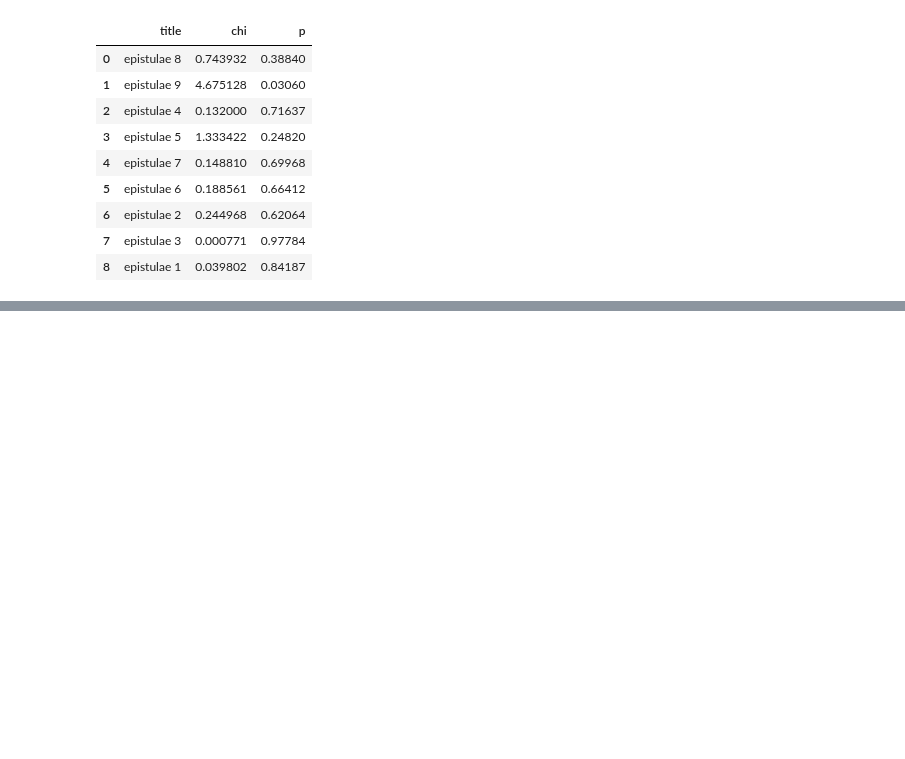
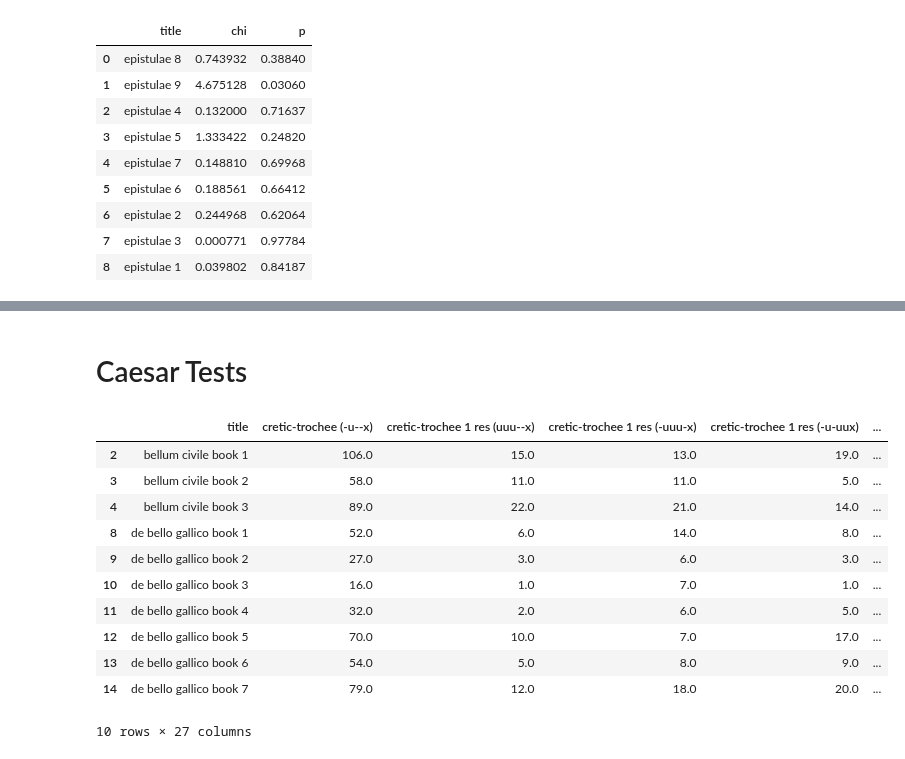
Before and after one commit to TylerKirby/latin-prose-rhythm, a Jupyter notebook: notebooks/chi_square.ipynb, the cells around one changed output, grey strips where cells are left out. Drawn from its saved outputs; the diff is of its cells as text; code cells hidden in the pictures; blank space fills up the shorter version.

Commit message:
added more caesar varro

```diff
--- a/notebooks/chi_square.ipynb
+++ b/notebooks/chi_square.ipynb
@@ -483,0 +564,44 @@ chi_square_corpus(rhythmic_unrhythmic_pliny_epist_df)
+# %% [markdown]
+Caesar Tests
+===
+# %%
+caesar = pd.read_csv('../data/caesar_df.csv')
+caesar = caesar.drop(columns=['total_clausulae', 'total_excluded', 'abbrev_excluded', 'bracket_excluded', 'short_excluded', 'total_artistic', 'percent_clausulae'])
+rows_to_exclude = ['anticato' , 'bellum civile', 'carmina', 'de analogia', 'epistulae ad ciceronem', 'epistulae ad familiares', 'orationes', 'de bello gallico', 'de bello gallico book 8']
+caesar = caesar.loc[~caesar['title'].isin(rows_to_exclude)]
+caesar_total = pd.DataFrame()
+caesar_total['cretic-trochee'] = caesar[['cretic-trochee (-u--x)', 'cretic-trochee 1 res (uuu--x)',
+       'cretic-trochee 1 res (-uuu-x)', 'cretic-trochee 1 res (-u-uux)']].sum(axis=1)
+caesar_total['double-molossus-cretic'] = caesar[['double/molossus-cretic pure double-cretic (-u--ux)',
+       'double/molossus-cretic pure molossus-cretic (----ux)',
+       'double/molossus-cretic 1 res (uuu--ux)',
+       'double/molossus-cretic 1 res (-uuu-ux)',
+       'double/molossus-cretic 1 res (-u-uuux)',
+       'double/molossus-cretic molossus not chor 1 res (uu---ux)',
+       'double/molossus-cretic molossus not chor 1 res (--uu-ux)',
+       'double/molossus-cretic molossus not chor 1 res (---uuux)',
+       'double/molossus-cretic chor res (-uu--ux)',
+       'double/molossus-cretic ep res (-u---ux)']].sum(axis=1)
+caesar_total['double-trochee'] = caesar[['double trochee (-u-x)',
+       'double trochee 1 res (uuu-x)', 'double trochee 1 res (-uuux)']].sum(axis=1)
+caesar_total['hypodochmiac'] = caesar[['hypodochmiac (-u-ux)', 'hypodochmiac 1 res (uuu-ux)',
+       'hypodochmiac 1 res (-uuuux)']].sum(axis=1)
+caesar_total['other'] = caesar[['spondaic (---x)', 'heroic (-uu-x)',
+       'first paeon (-uux)', 'choriamb trochee (-uu--x)',
+       'short sequence (uuuuux)', 'misc_clausulae']].sum(axis=1)
+caesar_total['title'] = caesar['title'].values
+# %%
+caesar
+# %% [output]
+|  | title | cretic-trochee (-u--x) | cretic-trochee 1 res (uuu--x) | cretic-trochee 1 res (-uuu-x) | cretic-trochee 1 res (-u-uux) | ... |
+| 2 | bellum civile book 1 | 106.0 | 15.0 | 13.0 | 19.0 | ... |
+| 3 | bellum civile book 2 | 58.0 | 11.0 | 11.0 | 5.0 | ... |
+| 4 | bellum civile book 3 | 89.0 | 22.0 | 21.0 | 14.0 | ... |
+| 8 | de bello gallico book 1 | 52.0 | 6.0 | 14.0 | 8.0 | ... |
+| 9 | de bello gallico book 2 | 27.0 | 3.0 | 6.0 | 3.0 | ... |
+| 10 | de bello gallico book 3 | 16.0 | 1.0 | 7.0 | 1.0 | ... |
+| 11 | de bello gallico book 4 | 32.0 | 2.0 | 6.0 | 5.0 | ... |
+| 12 | de bello gallico book 5 | 70.0 | 10.0 | 7.0 | 17.0 | ... |
+| 13 | de bello gallico book 6 | 54.0 | 5.0 | 8.0 | 9.0 | ... |
+| 14 | de bello gallico book 7 | 79.0 | 12.0 | 18.0 | 20.0 | ... |
+10 rows × 27 columns
```
Also changed, not shown: parts of 6 cells of this notebook, 4 other files.
